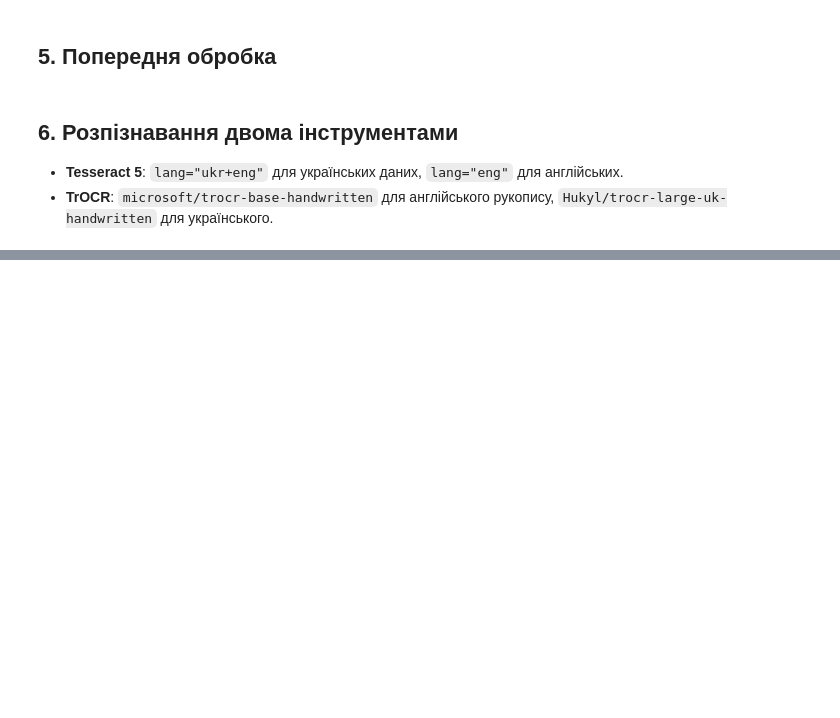
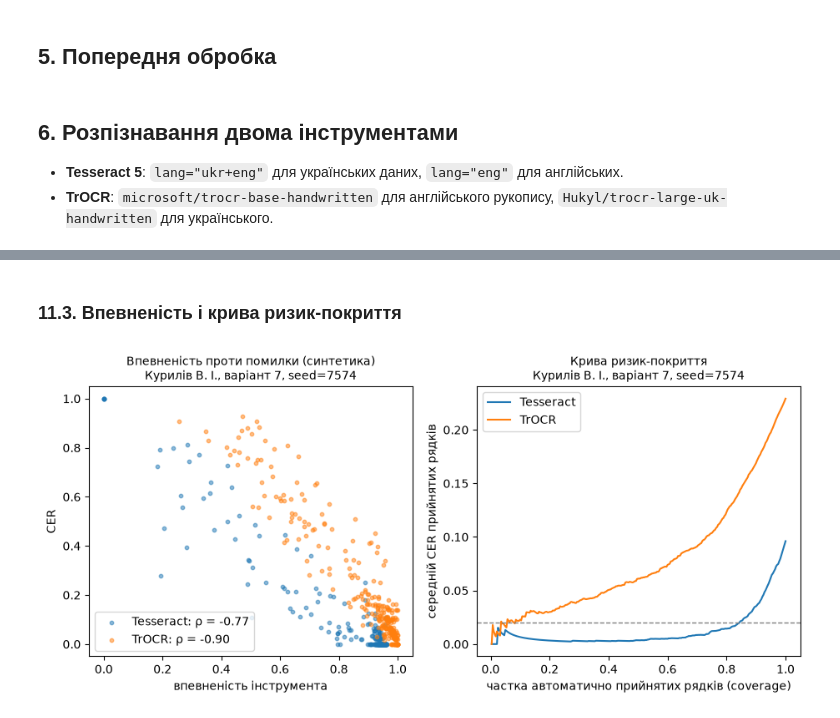
Before and after one commit to vladyslavkuryliv/AIinDI_lab3, a Jupyter notebook: lab3.ipynb, the cells around one changed output, grey strips where cells are left out. Saved outputs shown, nothing was run; the diff lists cells and outputs as text; code cells hidden in the pictures; blank space fills up the shorter version.

```diff
--- a/lab3.ipynb
+++ b/lab3.ipynb
@@ -213,0 +492,23 @@ def ocr_trocr(img, lang="uk"):
+# %% [markdown]
+### 11.3. Впевненість і крива ризик-покриття
+# %%
+fig, axes = plt.subplots(1, 2, figsize=(11, 4.2))
+for eng, g in res[res.prep == "raw"].groupby("engine"):
+    rho, p = spearmanr(g.conf, g.cer)
+    axes[0].scatter(g.conf, g.cer, s=10, alpha=0.5, label=f"{eng}: ρ = {rho:.2f}")
+    g = g.sort_values("conf", ascending=False)
+    coverage = np.arange(1, len(g) + 1) / len(g)
+    risk = g.cer.cumsum().values / np.arange(1, len(g) + 1)
+    axes[1].plot(coverage, risk, label=eng)
+axes[0].set_xlabel("впевненість інструмента")
+axes[0].set_ylabel("CER")
+axes[0].legend()
+stamp(axes[0], "Впевненість проти помилки (синтетика)")
+axes[1].axhline(0.02, ls="--", c="grey", lw=1)
+axes[1].set_xlabel("частка автоматично прийнятих рядків (coverage)")
+axes[1].set_ylabel("середній CER прийнятих рядків")
+axes[1].legend()
+stamp(axes[1], "Крива ризик-покриття")
+fig.savefig("figures/fig3_confidence.png", dpi=150, bbox_inches="tight")
+# %% [output]
+[figure, added]
```
Also changed, not shown: parts of 44 cells of this notebook, 13 other files.
